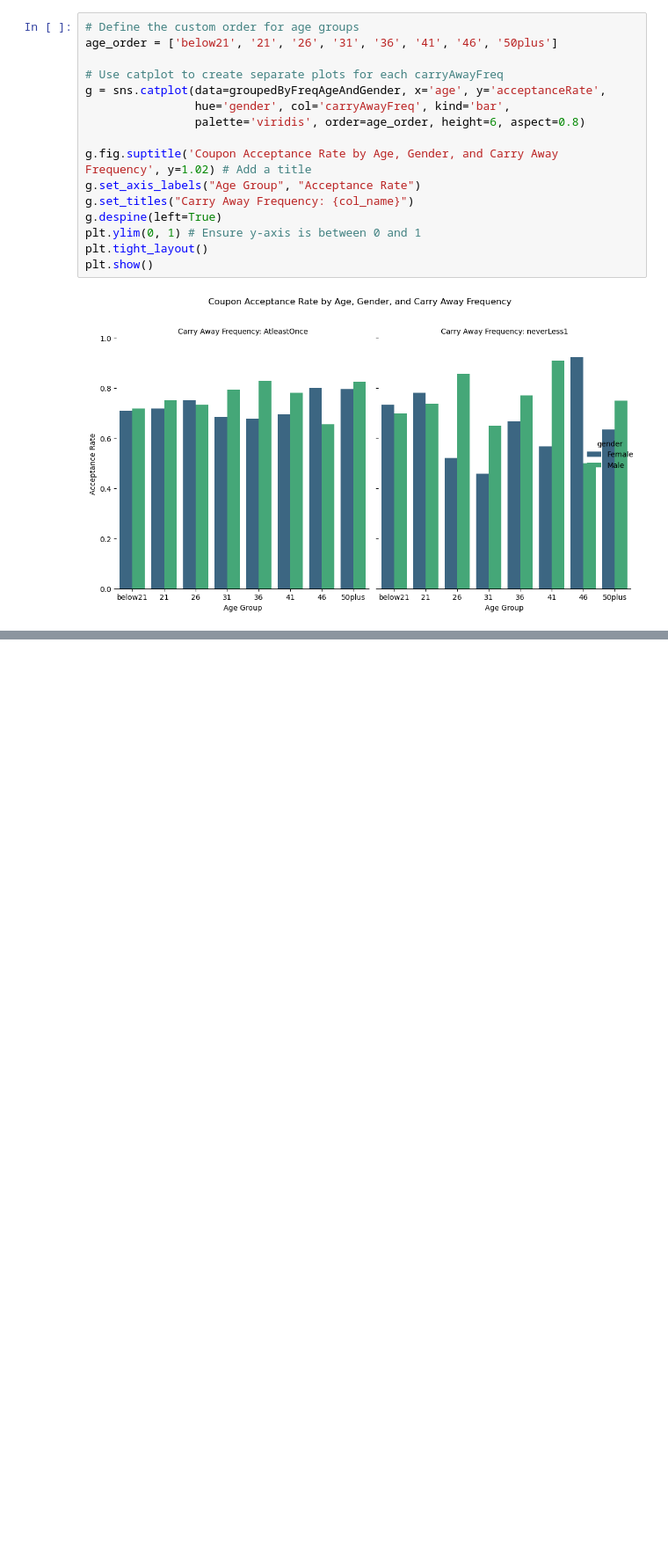
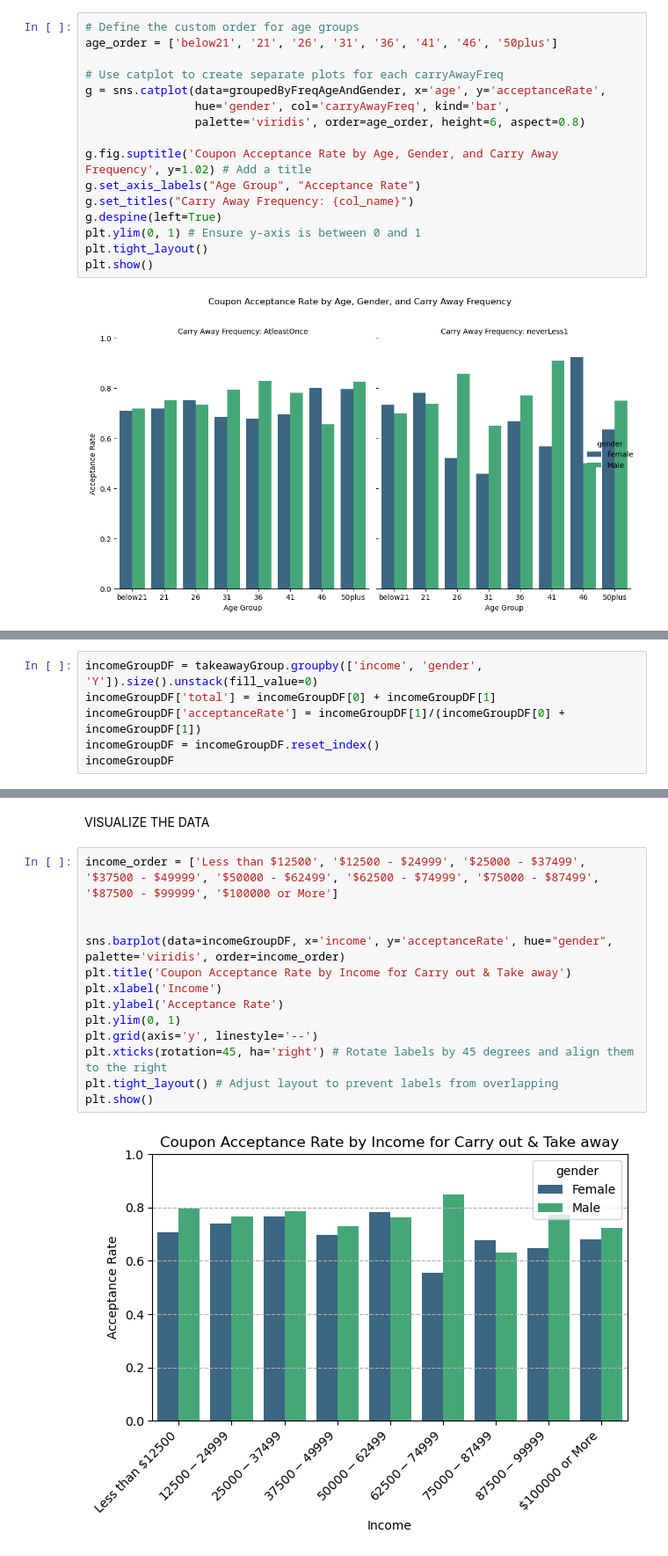
Before and after one commit to rooparb-cyber/MLPortfolio, a Jupyter notebook: Practical Application1.ipynb, the cells around one changed output, grey strips where cells are left out. Shown at 88% size. Cells and saved outputs as stored; diff of their text form; blank space fills up the shorter version.

```diff
--- a/Practical Application1.ipynb
+++ b/Practical Application1.ipynb
@@ -420,0 +524,6 @@ plt.show()
+# %%
+incomeGroupDF = takeawayGroup.groupby(['income', 'gender', 'Y']).size().unstack(fill_value=0)
+incomeGroupDF['total'] = incomeGroupDF[0] + incomeGroupDF[1]
+incomeGroupDF['acceptanceRate'] = incomeGroupDF[1]/(incomeGroupDF[0] + incomeGroupDF[1])
+incomeGroupDF = incomeGroupDF.reset_index()
+incomeGroupDF
@@ -420,0 +548,17 @@ plt.show()
+# %% [markdown]
+VISUALIZE THE DATA
+# %%
+income_order = ['Less than $12500', '$12500 - $24999', '$25000 - $37499', '$37500 - $49999', '$50000 - $62499', '$62500 - $74999', '$75000 - $87499', '$87500 - $99999', '$100000 or More']
+
+
+sns.barplot(data=incomeGroupDF, x='income', y='acceptanceRate', hue="gender", palette='viridis', order=income_order)
+plt.title('Coupon Acceptance Rate by Income for Carry out & Take away')
+plt.xlabel('Income')
+plt.ylabel('Acceptance Rate')
+plt.ylim(0, 1)
+plt.grid(axis='y', linestyle='--')
+plt.xticks(rotation=45, ha='right') # Rotate labels by 45 degrees and align them to the right
+plt.tight_layout() # Adjust layout to prevent labels from overlapping
+plt.show()
+# %% [output]
+[figure, added]
```
Also changed, not shown: parts of 11 cells of this notebook, 1 other file.
